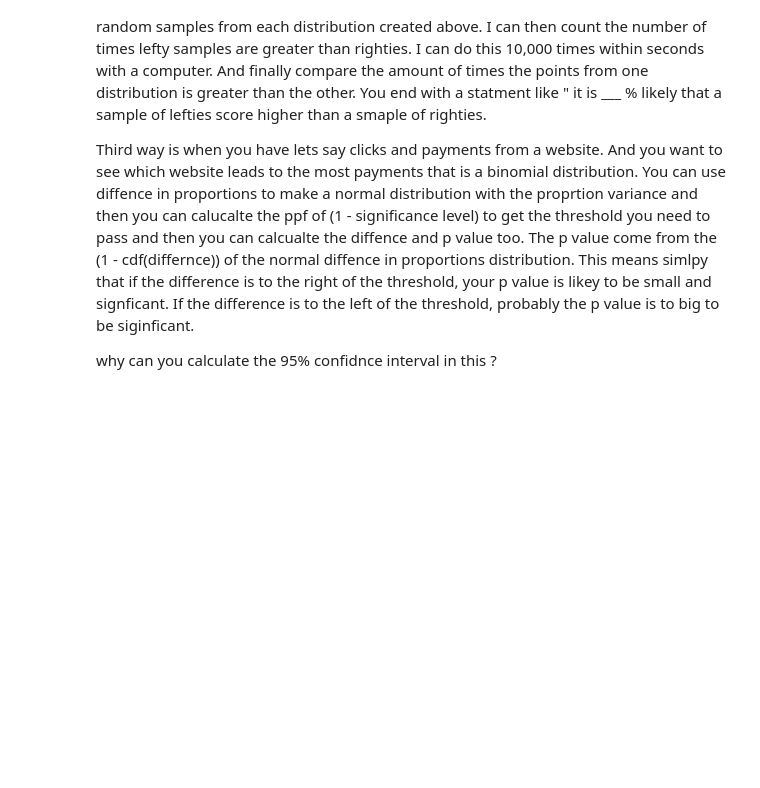
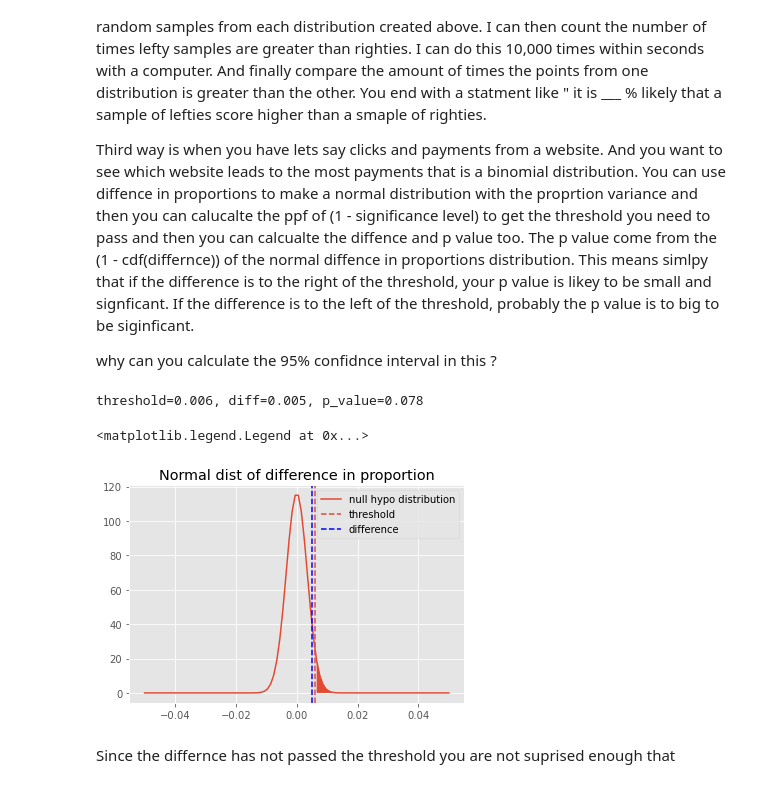
Before and after one commit to Nicoivazquez/Free_Trial_Screener, a Jupyter notebook: Freq_Diff.ipynb, the cells around one changed output. Cells and saved outputs as stored; diff of their text form; code cells hidden in the pictures; blank space fills up the shorter version.

```diff
--- a/Freq_Diff.ipynb
+++ b/Freq_Diff.ipynb
@@ -170,3 +170,20 @@ Second way I learned is using bayes and monte carlo simulation. I separated the
 Third way is when you have lets say clicks and payments from a website. And you want to see which website leads to the most payments that is a binomial distribution. You can use diffence in proportions to make a normal distribution with the proprtion variance and then you can calucalte the ppf of (1 - significance level) to get the threshold you need to pass and then you can calcualte the diffence and p value too. The p value come from the (1 - cdf(differnce)) of the normal diffence in proportions distribution. This means simlpy that if the difference is to the right of the threshold, your p value is likey to be small and signficant. If the difference is to the left of the threshold, probably the p value is to big to be siginficant.
 
 why can you calculate the 95% confidnce interval in this ?
+# %%
+fig, ax = plt.subplots(1)
+x = np.linspace(-.05,.05,100)
+y = ttest_act(control_pay, exper_pay, control_clicks, exper_clicks).pdf(x)
+ax.plot(x,y, label="null hypo distribution")
+ax.set_title('Normal dist of difference in proportion')
+ax.axvline(0.006,ls='--', label='threshold')
+ax.fill_between(x,0,y,x> .006 )
+#ax.fill_between(x, 0, difference_in_proportions.pdf(x), x>threshold, color = 'blue')
+ax.axvline(.005,color='blue',ls="--", label='difference')
+ax.legend()
+# %% [output]
+threshold=0.006, diff=0.005, p_value=0.078
+<matplotlib.legend.Legend at 0x...>
+[figure, added]
+# %% [markdown]
+Since the differnce has not passed the threshold you are not suprised enough that
```
Also changed, not shown: parts of 2 cells of this notebook.
